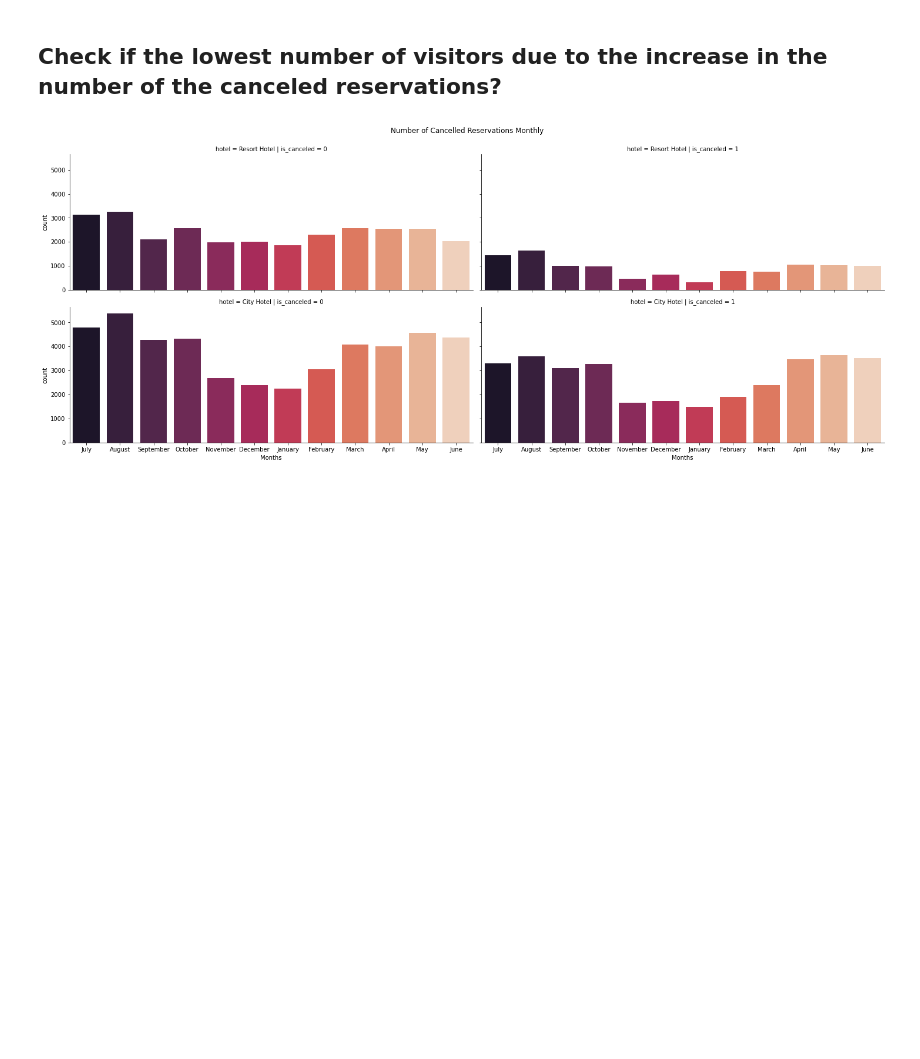
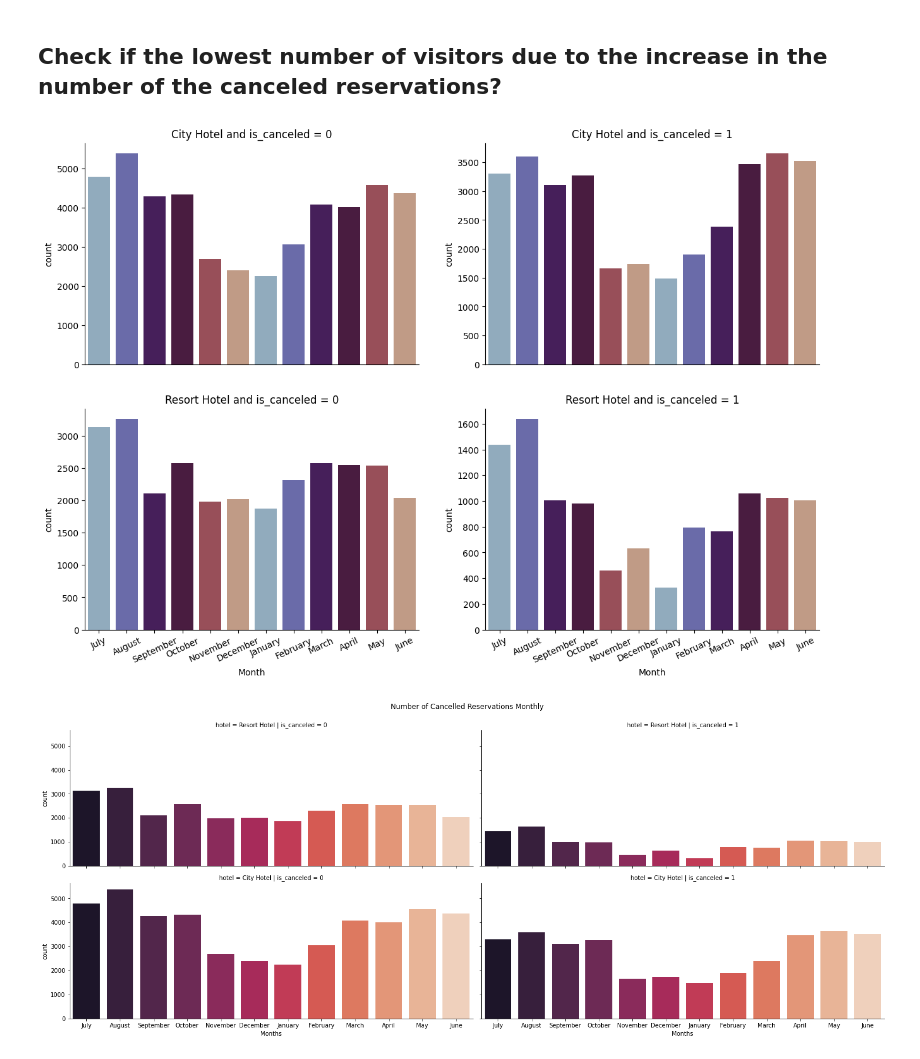
Before and after one commit to Tuwaiq-Data-Science-Bootcamp-V4/PCA-Lab, a Jupyter notebook: CV_Assignment.ipynb, the cells around one changed output. Saved outputs shown, nothing was run; the diff lists cells and outputs as text; code cells hidden in the pictures; blank space fills up the shorter version.

```diff
--- a/CV_Assignment.ipynb
+++ b/CV_Assignment.ipynb
@@ -127,3 +185,38 @@ df.describe(include='object')
 [figure]
 # %% [markdown]
 ## Check if the lowest number of visitors due to the increase in the number of the canceled reservations?
+# %%
+canceled0 = df[df['is_canceled'] == 0]
+canceled1 = df[df['is_canceled'] == 1]
+# %%
+plt.figure(figsize=[15,10])
+
+plt.subplot(2,2,1)
+sns.countplot(x=canceled0[canceled0['hotel'] == 'City Hotel']['arrival_date_month'],palette=sns.color_palette('twilight'))
+plt.xticks([])
+plt.xlabel('')
+plt.title('City Hotel and is_canceled = 0')
+
+plt.subplot(2,2,3)
+sns.countplot(x=canceled0[canceled0['hotel'] == 'Resort Hotel']['arrival_date_month'], palette=sns.color_palette('twilight'))
+plt.title('Resort Hotel and is_canceled = 0')
+plt.xlabel('Month')
+plt.xticks(rotation=25)
+#------------------------------------------------------------ canceled 0
+
+plt.subplot(2,2,2)
+sns.countplot(x=canceled1[canceled1['hotel'] == 'City Hotel']['arrival_date_month'],palette=sns.color_palette('twilight'))
+plt.xticks([])
+plt.xlabel('')
+plt.title('City Hotel and is_canceled = 1')
+
+plt.subplot(2,2,4)
+sns.countplot(x=canceled1[canceled1['hotel'] == 'Resort Hotel']['arrival_date_month'], palette=sns.color_palette('twilight'))
+plt.title('Resort Hotel and is_canceled = 1')
+plt.xlabel('Month')
+plt.xticks(rotation=25)
+
+sns.despine()
+plt.show()
+# %% [output]
+[figure, added]
```
Also changed, not shown: parts of 35 cells of this notebook.
